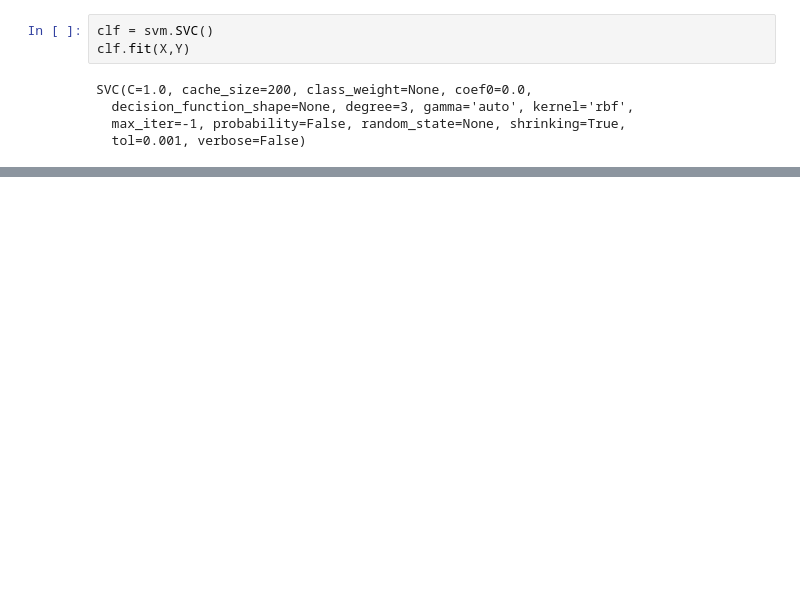
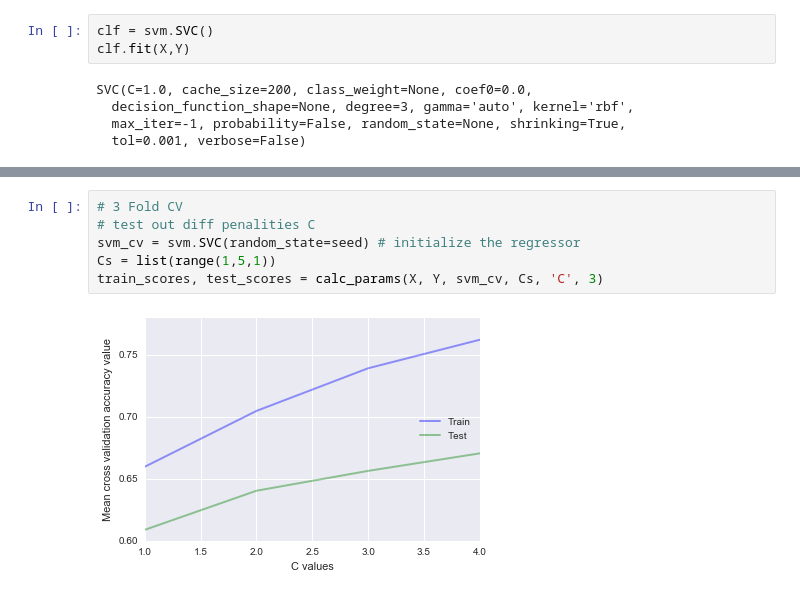
Before and after one commit to ysriram1/SVM-Convex-Images, a Jupyter notebook: script.ipynb, the cells around one changed output, grey strips where cells are left out. Saved outputs shown, nothing was run; the diff lists cells and outputs as text; blank space fills up the shorter version.

```diff
--- a/script.ipynb
+++ b/script.ipynb
@@ -88,0 +152,8 @@ clf.score(X, Y)
+# %%
+# 3 Fold CV
+# test out diff penalities C
+svm_cv = svm.SVC(random_state=seed) # initialize the regressor
+Cs = list(range(1,5,1))
+train_scores, test_scores = calc_params(X, Y, svm_cv, Cs, 'C', 3)
+# %% [output]
+[figure, added]
```
Also changed, not shown: parts of 11 cells of this notebook.
